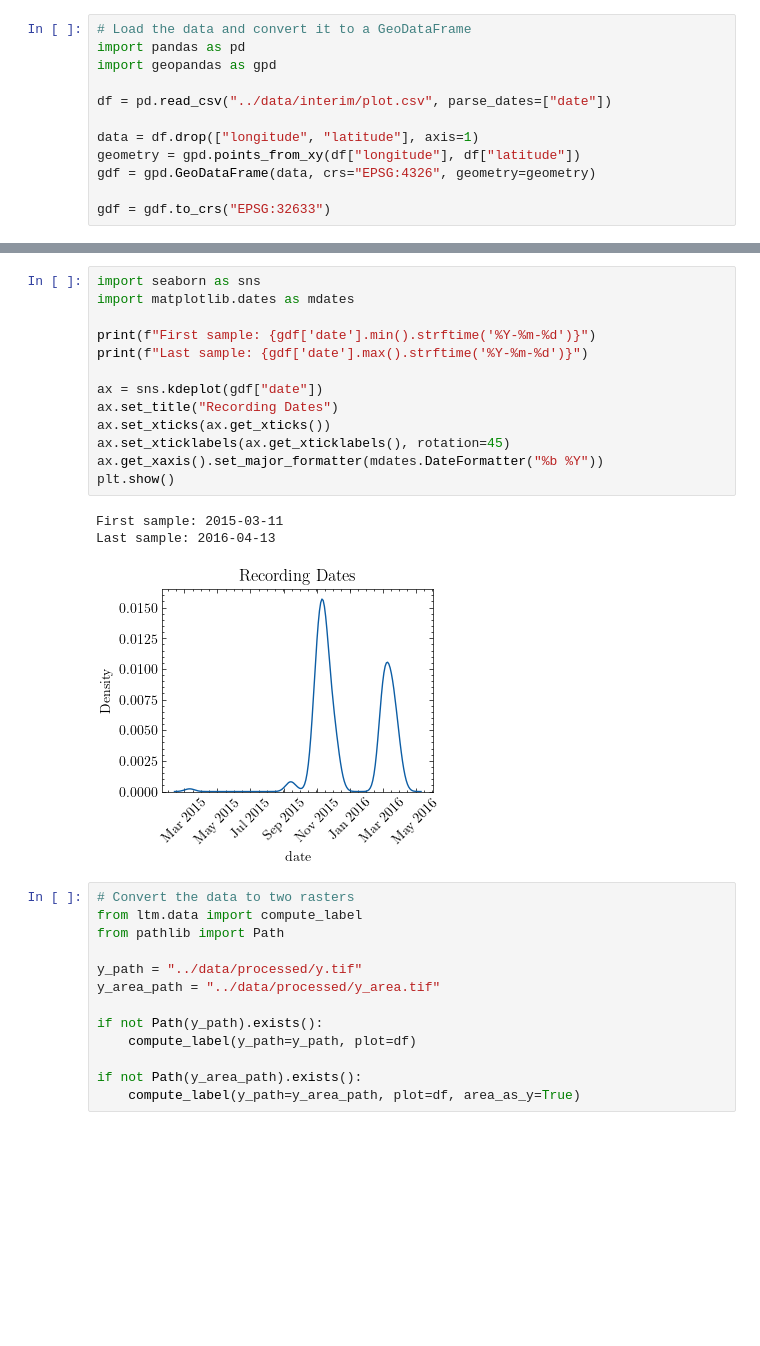
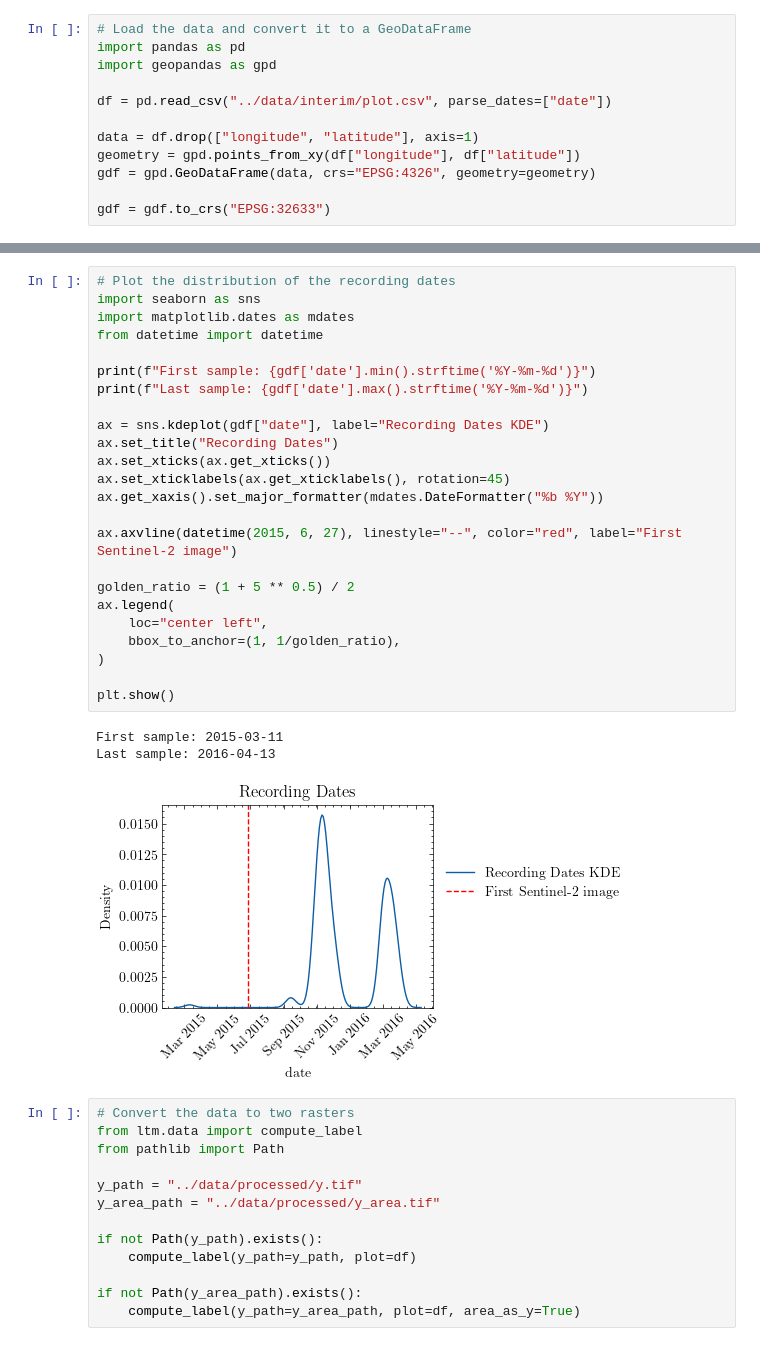
Before and after one commit to Lumcoin/leaf-type-mixture, a Jupyter notebook: notebooks/1-ph-reducers.ipynb, the cells around one changed output, grey strips where cells are left out. Cells and saved outputs as stored; diff of their text form; blank space fills up the shorter version.

```diff
--- a/notebooks/1-ph-reducers.ipynb
+++ b/notebooks/1-ph-reducers.ipynb
@@ -36,22 +36,33 @@ plt.show()
 # %% [output]
 [figure]
 # %%
+# Plot the distribution of the recording dates
 import seaborn as sns
 import matplotlib.dates as mdates
+from datetime import datetime
 
 print(f"First sample: {gdf['date'].min().strftime('%Y-%m-%d')}")
 print(f"Last sample: {gdf['date'].max().strftime('%Y-%m-%d')}")
 
-ax = sns.kdeplot(gdf["date"])
+ax = sns.kdeplot(gdf["date"], label="Recording Dates KDE")
 ax.set_title("Recording Dates")
 ax.set_xticks(ax.get_xticks())
 ax.set_xticklabels(ax.get_xticklabels(), rotation=45)
 ax.get_xaxis().set_major_formatter(mdates.DateFormatter("%b %Y"))
+
+ax.axvline(datetime(2015, 6, 27), linestyle="--", color="red", label="First Sentinel-2 image")
+
+golden_ratio = (1 + 5 ** 0.5) / 2
+ax.legend(
+    loc="center left",
+    bbox_to_anchor=(1, 1/golden_ratio),
+)
+
 plt.show()
 # %% [output]
 First sample: 2015-03-11
 Last sample: 2016-04-13
-[figure, old version]
+[figure, new version]
 # %%
 # Convert the data to two rasters
 from ltm.data import compute_label
```
Also changed, not shown: parts of 7 cells of this notebook, 2 other files.
